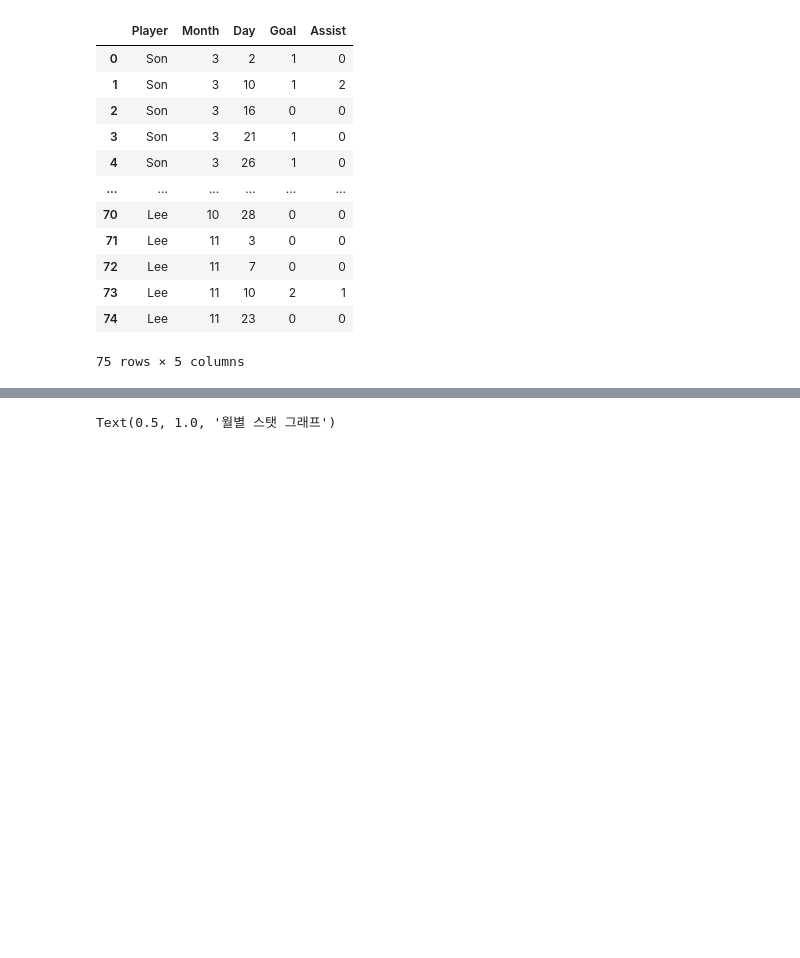
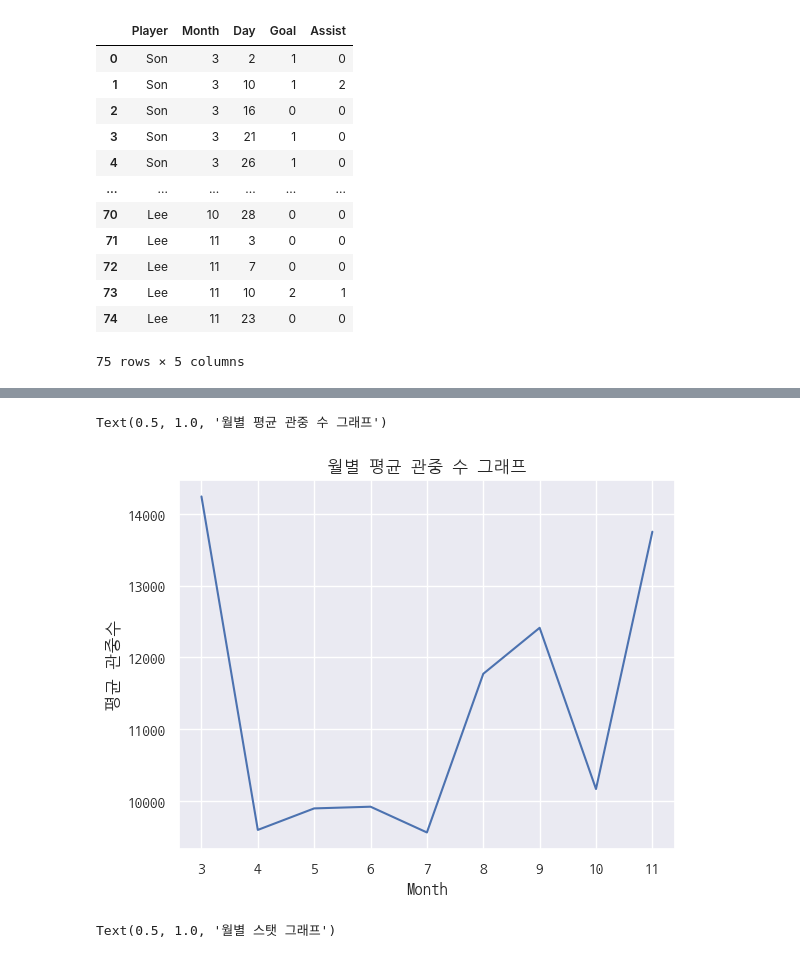
Before and after one commit to 8804who/MonthlyData, a Jupyter notebook: 2월/code.ipynb, the cells around one changed output, grey strips where cells are left out. Drawn from its saved outputs; the diff is of its cells as text; code cells hidden in the pictures; blank space fills up the shorter version.

```diff
--- a/2월/code.ipynb
+++ b/2월/code.ipynb
@@ -52,3 +66,8 @@ Text(0.5, 1.0, '월별 관중 수 그래프')
+# %%
+sns.lineplot(attendance_stats['평균 관중수']).set_title("월별 평균 관중 수 그래프")
+# %% [output]
+Text(0.5, 1.0, '월별 평균 관중 수 그래프')
+[figure, added]
 # %%
 sns.lineplot(stats_sum).set_title("월별 스탯 그래프")
 # %% [output]
```
Also changed, not shown: parts of 5 cells of this notebook.
